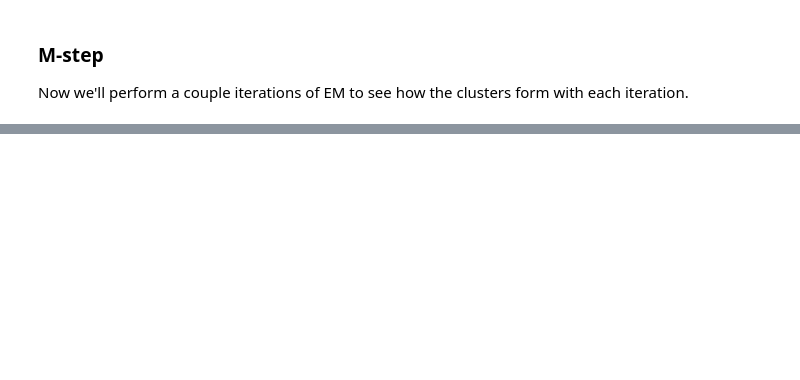
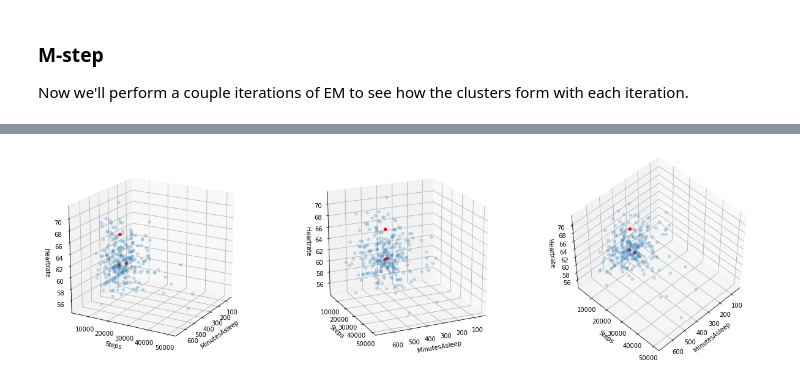
Before and after one commit to hal009/fitbitEM, a Jupyter notebook: 03_Analyze_Data.ipynb, the cells around one changed output, grey strips where cells are left out. Drawn from its saved outputs; the diff is of its cells as text; code cells hidden in the pictures; blank space fills up the shorter version.

Commit message:
Added strategic clustering and commentary

```diff
--- a/03_Analyze_Data.ipynb
+++ b/03_Analyze_Data.ipynb
@@ -116,0 +122,9 @@ for epoch in range(3):
+# %%
+for epoch in range(10000):
+    gamma_z = np.nan_to_num(em.E_step(mu, sigma, pi))
+    (mu, sigma, pi) = em.M_step(mu, sigma, gamma_z)
+    log_likelihood = em.eval_log_likelihood(mu, sigma, pi)
+
+    if(abs(log_likelihood - prev_likelihood < 0.000001)):
+        break
+    prev_likelihood = log_likelihood
@@ -116,0 +137,5 @@ for epoch in range(3):
+# %%
+fig = plt.figure(figsize=(21,6))
+for i, (elv, azm) in enumerate(zip(elevations, azimuths)):
+    ax = fig.add_subplot(1, 3, i+1, projection='3d')
+    plot_features(data, features, ax, elv, azm, alpha=.4, colors=get_cluster_colors(data, gamma_z))
@@ -117 +156,25 @@ for epoch in range(3):
+# %%
+end_of_marathon_idx = df.dropna().index.get_loc('2018-06-04')
+end_of_summer_idx = df.dropna().index.get_loc('2018-09-26')
+# %%
+marathon_mu = np.mean(data[:end_of_marathon_idx], axis = 0)
+marathon_sigma = np.sqrt(np.var(data[:end_of_marathon_idx], axis = 0)) * np.eye(3)
+
+summer_mu = np.mean(data[end_of_marathon_idx:end_of_summer_idx], axis = 0)
+summer_sigma = np.sqrt(np.var(data[end_of_marathon_idx:end_of_summer_idx], axis = 0)) * np.eye(3)
+
+fall_mu = np.mean(data[end_of_summer_idx:], axis = 0)
+fall_sigma = np.sqrt(np.var(data[end_of_summer_idx:], axis = 0)) * np.eye(3)
+
+mu = np.vstack((marathon_mu, summer_mu, fall_mu))
+sigma = np.stack((marathon_sigma, summer_sigma, fall_sigma), axis = 0)
+pi = em.initialize_pi()
+# %%
+fig = plt.figure(figsize=(21,6))
+for i, (elv, azm) in enumerate(zip(elevations, azimuths)):
+    ax = fig.add_subplot(1, 3, i+1, projection='3d')
+    plot_features(data, features, ax, elv, azm, alpha=.2)
+    ax.scatter(mu[:,0],mu[:,1],mu[:,2], color='red', alpha=1)
+# %% [output]
+[figure, added]
 # %%
```
Also changed, not shown: parts of 15 cells of this notebook, 2 other files.
